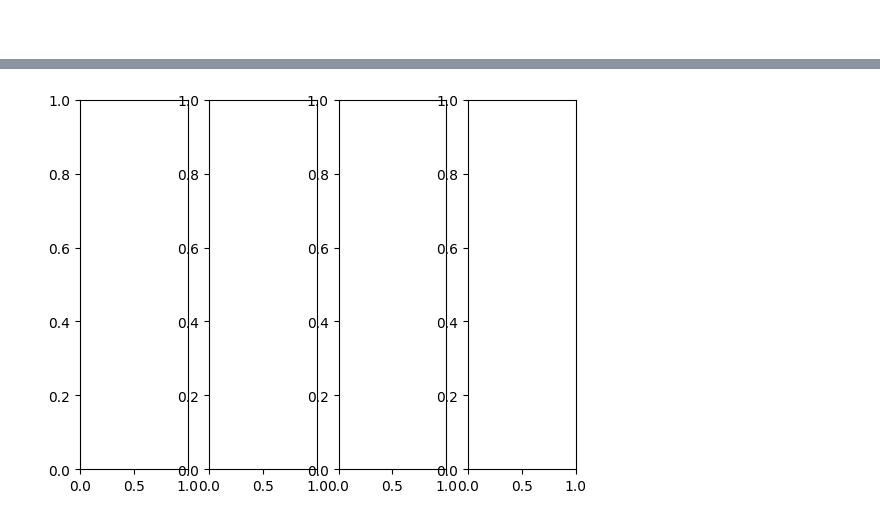
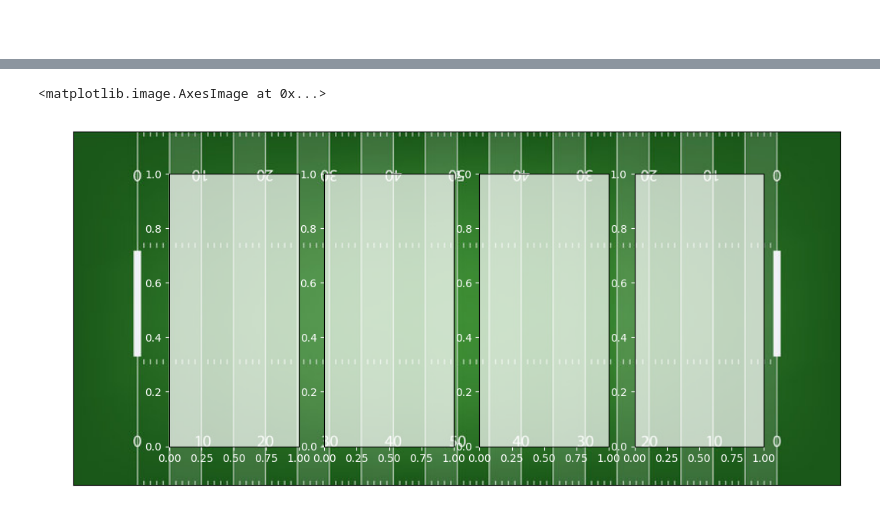
Before and after one commit to FergusSteel/datafest-hackathon, a Jupyter notebook: data-cleaning.ipynb, the cells around one changed output, grey strips where cells are left out. Saved outputs shown, nothing was run; the diff lists cells and outputs as text; code cells hidden in the pictures.

```diff
--- a/data-cleaning.ipynb
+++ b/data-cleaning.ipynb
@@ -85,5 +120,22 @@ Index(['year', 'team', 'completions', 'pass_attempts', 'passing_yards',
 # %%
+import matplotlib
+
+
+matplotlib.rcParams.update({'xtick.color': "white",
+                     'ytick.color': "white",
+                     'axes.labelcolor': "white"})
 bg = plt.imread("nfl.jpg")
-fig, axs = plt.subplots(1,4)
+
+width = 10
+fig, axs = plt.subplots(nrows=1, ncols=4, figsize=(width, width * bg.shape[0] / bg.shape[1]))
+for ax in np.ravel(axs):
+    ax.patch.set_alpha(0.7)
+
+
+
+background_ax = plt.axes([0, 0, 1, 1]) # create a dummy subplot for the background
+background_ax.set_zorder(-1) # set the background subplot behind the others
+background_ax.imshow(bg, aspect='auto') # show the backgroud
 # %% [output]
+<matplotlib.image.AxesImage at 0x...>
-[figure, old version]
+[figure, new version]
```
Also changed, not shown: parts of 2 cells of this notebook, 2 other files.
